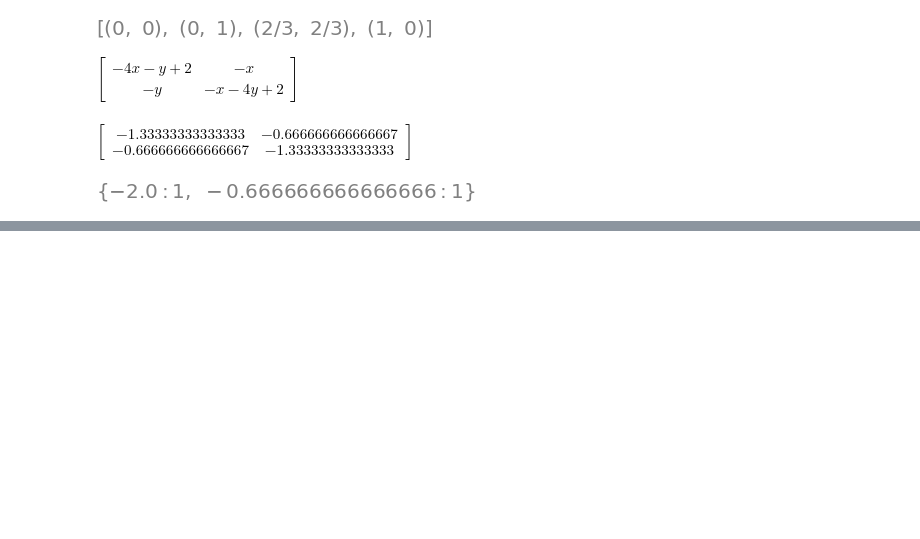
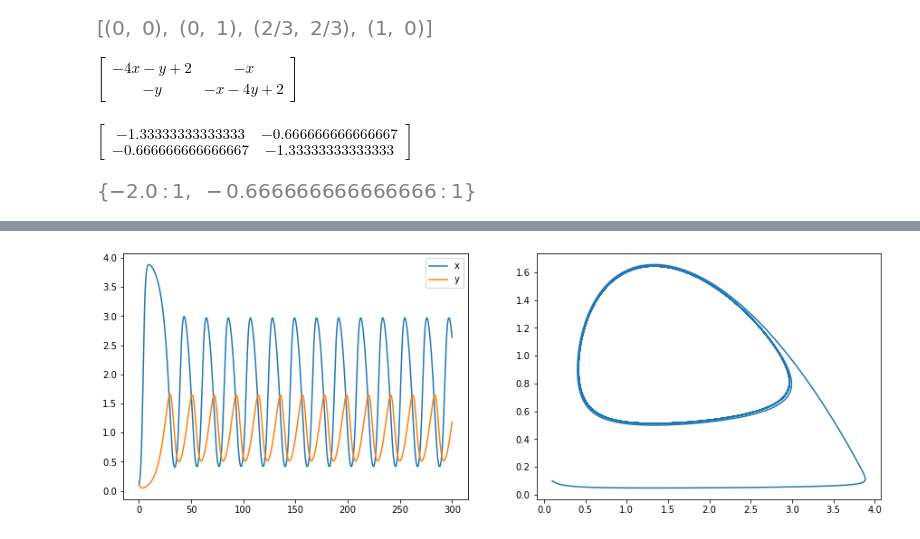
Before and after one commit to grantaguinaldo/ssie, a Jupyter notebook: ssie523/SSIE-523-Exam-1-Starter-Code.ipynb, the cells around one changed output, grey strips where cells are left out. Cells and saved outputs as stored; diff of their text form; code cells hidden in the pictures; blank space fills up the shorter version.

```diff
--- a/ssie523/SSIE-523-Exam-1-Starter-Code.ipynb
+++ b/ssie523/SSIE-523-Exam-1-Starter-Code.ipynb
@@ -464,0 +508,4 @@ J_eq.eigenvals()
+# %%
+x, y, a, b, c, d, J, K = symbols('x, y, a, b, c, d, J K')
+xdot = a*x*(1-x/K) - b*J*x/(J+x)*y
+ydot = -c*y + d*J*x/(J+x)*y
@@ -464,0 +532,44 @@ J_eq.eigenvals()
+# %%
+Dt = 0.01
+def initialize():
+    global x, y, t, xresult, yresult, tresult
+    x = 0.1
+    y = 0.1
+    t = 0.0
+    xresult = [x]
+    yresult = [y]
+    tresult = [t]
+def update():
+    global x, y, t
+    xdot = a*x*(1-x/K) - b*J*x/(J+x)*y
+    ydot = -c*y + d*J*x/(J+x)*y
+    nx = x + (xdot) * Dt
+    ny = y + (ydot) * Dt
+    x, y = nx, ny
+    t = t + Dt
+def observe():
+    global x, y, t, xresult, yresult, tresult
+    xresult.append(x)
+    yresult.append(y)
+    tresult.append(t)
+
+a=1
+b=1.5
+c=0.5
+d=1
+J=0.8
+K=4
+initialize()
+while t < 300:
+    update()
+    observe()
+plt.figure(figsize=(15, 5))
+plt.subplot(1, 2, 1)
+plt.plot(tresult, xresult, label = 'x')
+plt.plot(tresult, yresult, label = 'y')
+plt.legend()
+plt.subplot(1, 2, 2)
+plt.plot(xresult, yresult)
+plt.show()
+# %% [output]
+[figure, added]
```
Also changed, not shown: parts of 9 cells of this notebook, 1 other file.
